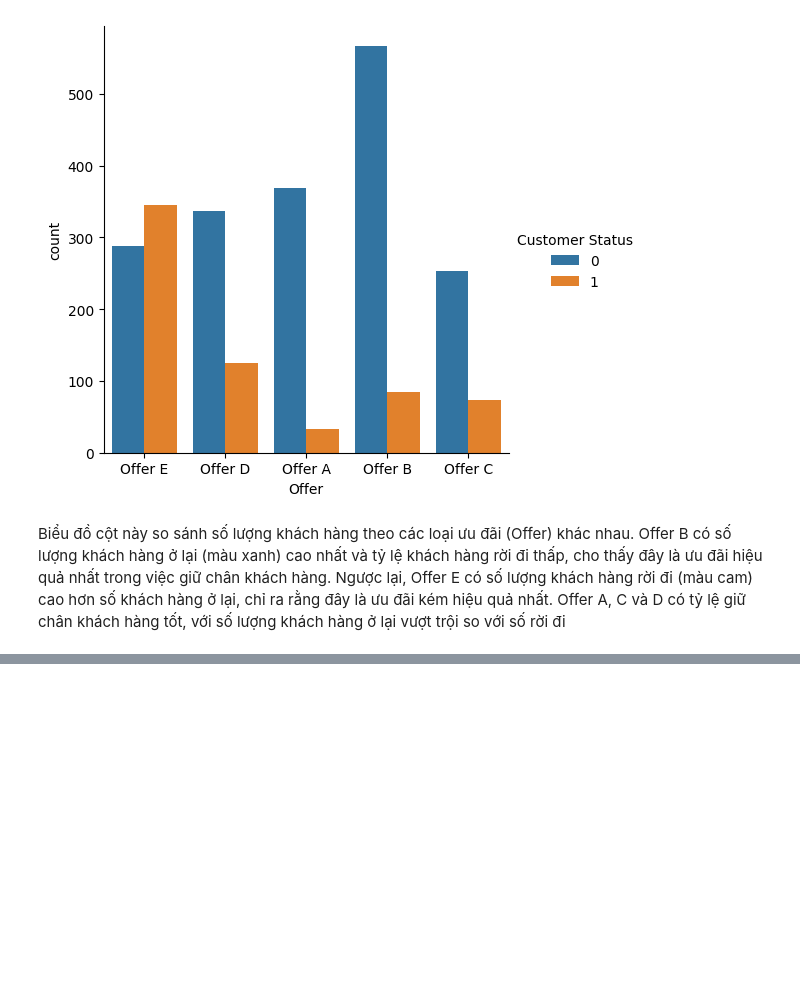
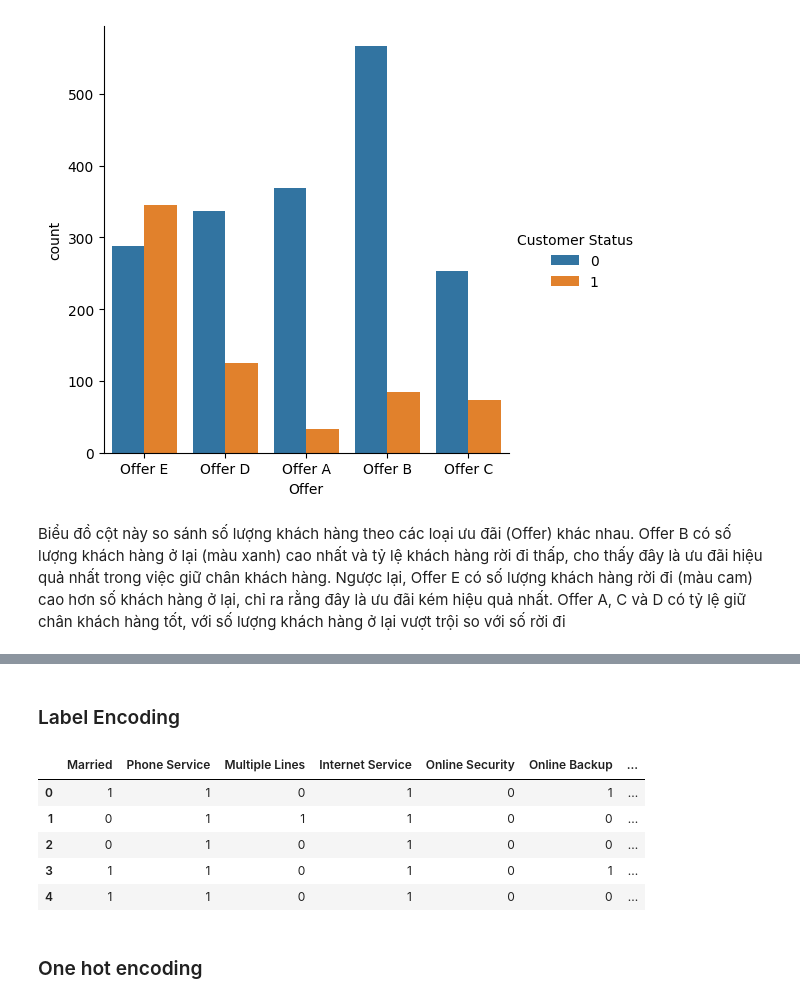
Before and after one commit to cognaiger9/DataMining, a Jupyter notebook: project.ipynb, the cells around one changed output, grey strips where cells are left out. Saved outputs shown, nothing was run; the diff lists cells and outputs as text; code cells hidden in the pictures; blank space fills up the shorter version.

Commit message:
add preprocessing

```diff
--- a/project.ipynb
+++ b/project.ipynb
@@ -215,0 +327,28 @@ Biểu đồ cột này so sánh số lượng khách hàng theo các loại ưu
+# %%
+# Process Churn Resson
+reasons = {
+    'Competitor had better devices': 251,
+    'Competitor made better offer': 235,
+    'Attitude of support person': 185,
+    'Don\'t know': 102,
+    'Competitor offered more data': 89,
+    'Attitude of service provider': 84,
+    'Competitor offered higher download speeds': 81,
+    'Price too high': 62,
+    'Product dissatisfaction': 56,
+    'Service dissatisfaction': 56,
+    'Network reliability': 54,
+    'Long distance charges': 52,
+    'Moved': 38,
+    'Extra data charges': 28,
+    'Limited range of services': 25,
+    'Poor expertise of online support': 25,
+    'Lack of affordable download/upload speed': 24,
+    'Lack of self-service on Website': 24,
+    'Deceased': 6,
+    'Poor expertise of phone support': 5
+}
+reasons_series = pd.Series(reasons)
+weighted_reasons = reasons_series.index.repeat(reasons_series.values)
+train_df['Churn Reason'] = train_df['Churn Reason'].apply(lambda x: np.random.choice(weighted_reasons) if pd.isna(x) else x)
+train_df['Churn Reason'].value_counts()
@@ -215,0 +393,7 @@ Biểu đồ cột này so sánh số lượng khách hàng theo các loại ưu
+# %%
+def is_yes_no_column(series):
+    unique_values = series.dropna().unique()
+    return set(unique_values) == {"Yes", "No"}
+# %%
+columns_to_encode = [col for col in train_df.columns if is_yes_no_column(train_df[col])]
+columns_to_encode
@@ -215,0 +414,20 @@ Biểu đồ cột này so sánh số lượng khách hàng theo các loại ưu
+# %% [markdown]
+### Label Encoding
+# %%
+from sklearn.preprocessing import LabelEncoder
+
+label_encoder = LabelEncoder()
+
+for col in columns_to_encode:
+    train_df[col] = label_encoder.fit_transform(train_df[col])
+# %%
+train_df[columns_to_encode].head()
+# %% [output]
+|  | Married | Phone Service | Multiple Lines | Internet Service | Online Security | Online Backup | ... |
+| 0 | 1 | 1 | 0 | 1 | 0 | 1 | ... |
+| 1 | 0 | 1 | 1 | 1 | 0 | 0 | ... |
+| 2 | 0 | 1 | 0 | 1 | 0 | 0 | ... |
+| 3 | 1 | 1 | 0 | 1 | 0 | 1 | ... |
+| 4 | 1 | 1 | 0 | 1 | 0 | 0 | ... |
+# %% [markdown]
+### One hot encoding
```
Also changed, not shown: parts of 21 cells of this notebook, 1 other file.
